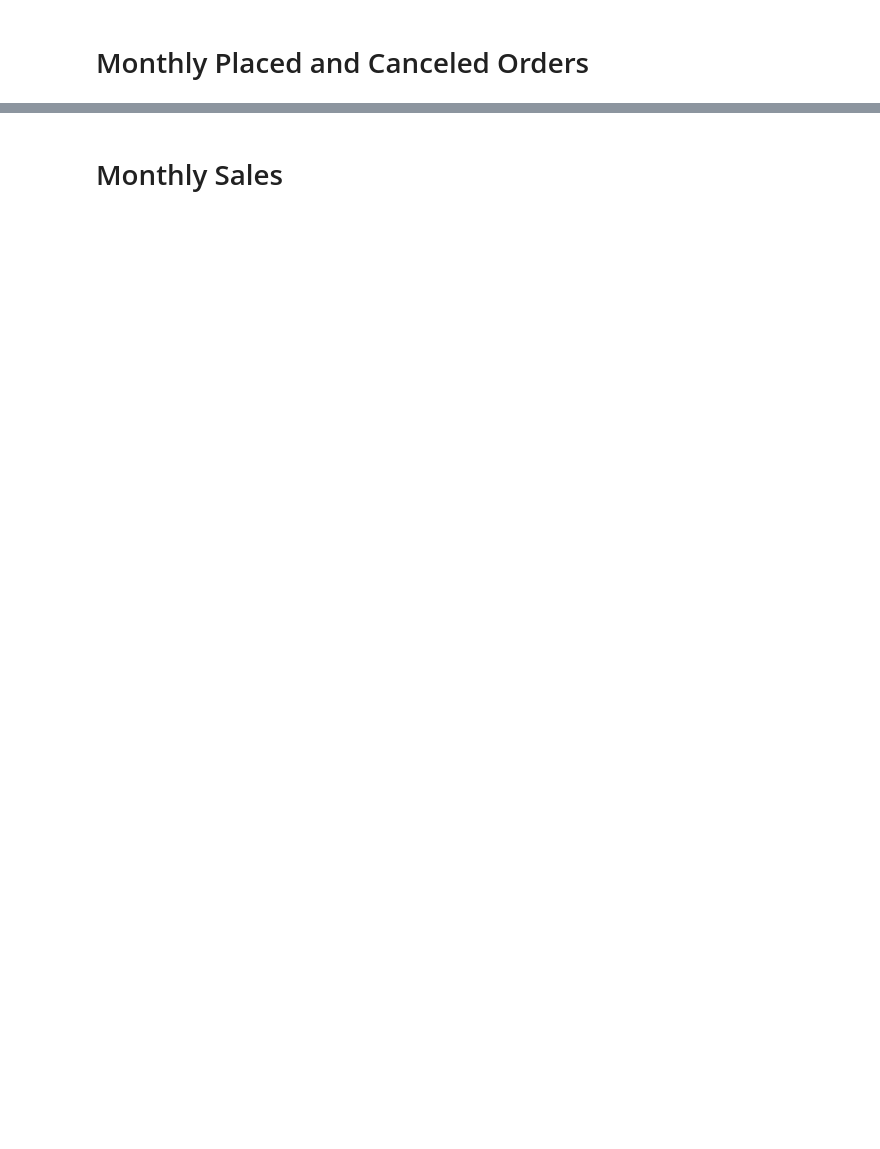
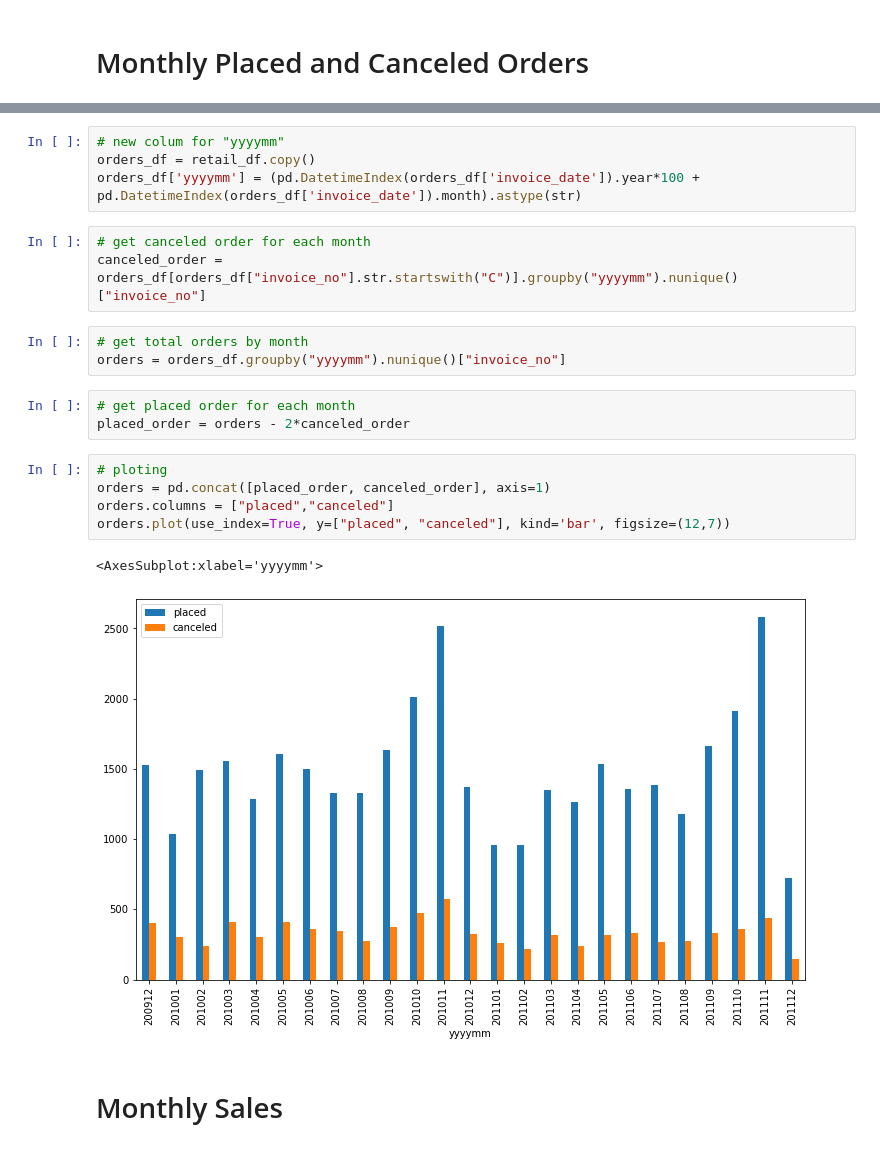
Before and after one commit to jarviscanada/jarvis_data_eng_shawn, a Jupyter notebook: python_data_wrangling/psql/retail_data_analytics_wrangling.ipynb, the cells around one changed output, grey strips where cells are left out. Cells and saved outputs as stored; diff of their text form; blank space fills up the shorter version.

```diff
--- a/python_data_wrangling/psql/retail_data_analytics_wrangling.ipynb
+++ b/python_data_wrangling/psql/retail_data_analytics_wrangling.ipynb
@@ -99,2 +180,23 @@ retail_df.head()
+# %%
+# new colum for "yyyymm"
+orders_df = retail_df.copy()
+orders_df['yyyymm'] = (pd.DatetimeIndex(orders_df['invoice_date']).year*100 + pd.DatetimeIndex(orders_df['invoice_date']).month).astype(str)
+# %%
+# get canceled order for each month
+canceled_order = orders_df[orders_df["invoice_no"].str.startswith("C")].groupby("yyyymm").nunique()["invoice_no"]
+# %%
+# get total orders by month
+orders = orders_df.groupby("yyyymm").nunique()["invoice_no"]
+# %%
+# get placed order for each month
+placed_order = orders - 2*canceled_order
+# %%
+# ploting
+orders = pd.concat([placed_order, canceled_order], axis=1)
+orders.columns = ["placed","canceled"]
+orders.plot(use_index=True, y=["placed", "canceled"], kind='bar', figsize=(12,7))
+# %% [output]
+<AxesSubplot:xlabel='yyyymm'>
+[figure, added]
 # %% [markdown]
 # Monthly Sales
```
Also changed, not shown: parts of 44 cells of this notebook, 4 other files.
